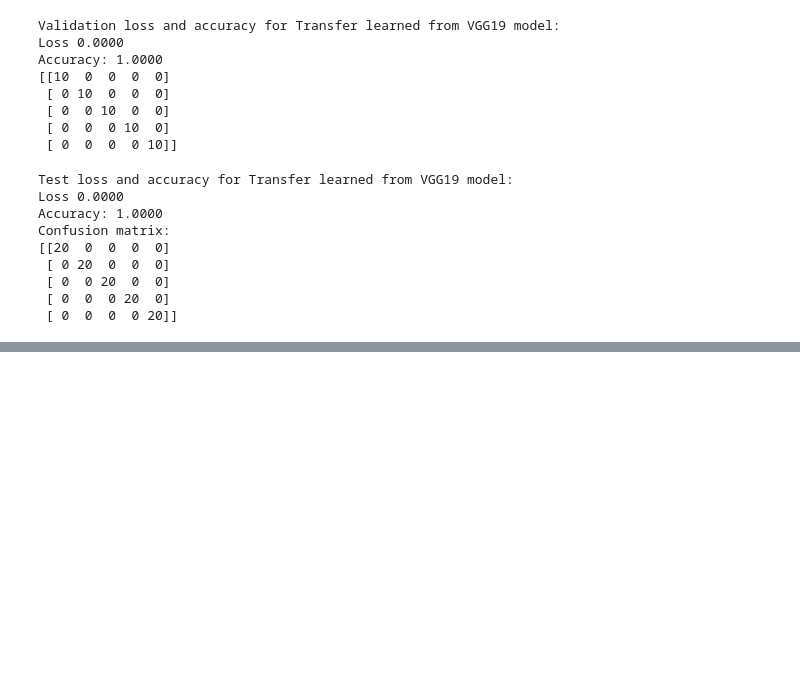
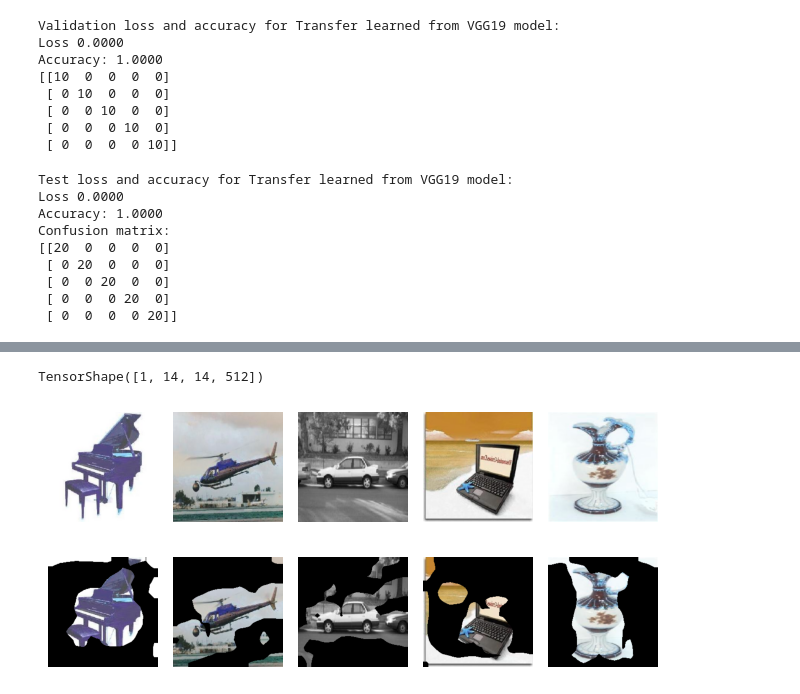
Before and after one commit to imraunav/Deep-Learning-and-Applications, a Jupyter notebook: ProgrammingAssignment5/results.ipynb, the cells around one changed output, grey strips where cells are left out. Drawn from its saved outputs; the diff is of its cells as text; code cells hidden in the pictures; blank space fills up the shorter version.

```diff
--- a/ProgrammingAssignment5/results.ipynb
+++ b/ProgrammingAssignment5/results.ipynb
@@ -409,3 +478,11 @@ Confusion matrix:
  [ 0  0 20  0  0]
  [ 0  0  0 20  0]
  [ 0  0  0  0 20]]
+# %%
+#itterate over layers to find conv layers
+features = []
+for layer in model.layers:
+    if "conv" in layer.name:
+        # print(layer.name)
+        features.append(layer.output)
+map_model = Model(inputs=model.input, outputs=features)
@@ -411,0 +509,6 @@ Confusion matrix:
+# %%
+img = imgs[0].reshape(1, 224, 224, 3)
+feature_map = map_model(img)
+feature_map[15].shape
+# %% [output]
+TensorShape([1, 14, 14, 512])
@@ -411,0 +554,20 @@ Confusion matrix:
+# %%
+for i, img in enumerate(imgs):
+    plt.subplot(1,5,i+1)
+    # plt.suptitle("Original input")
+    plt.imshow(img)
+    plt.axis('off')
+plt.tight_layout()
+plt.show()
+for i, img in enumerate(masked_imgs):
+    plt.subplot(1,5,i+1)
+    # plt.suptitle("Patch activating the neuron")
+    plt.imshow(img)
+    # plt.title('Max activation for filter ')
+    plt.axis('off')
+    # plt.show()
+plt.tight_layout()
+plt.show()
+# %% [output]
+[figure, added]
+[figure, added]
```
Also changed, not shown: parts of 10 cells of this notebook.
